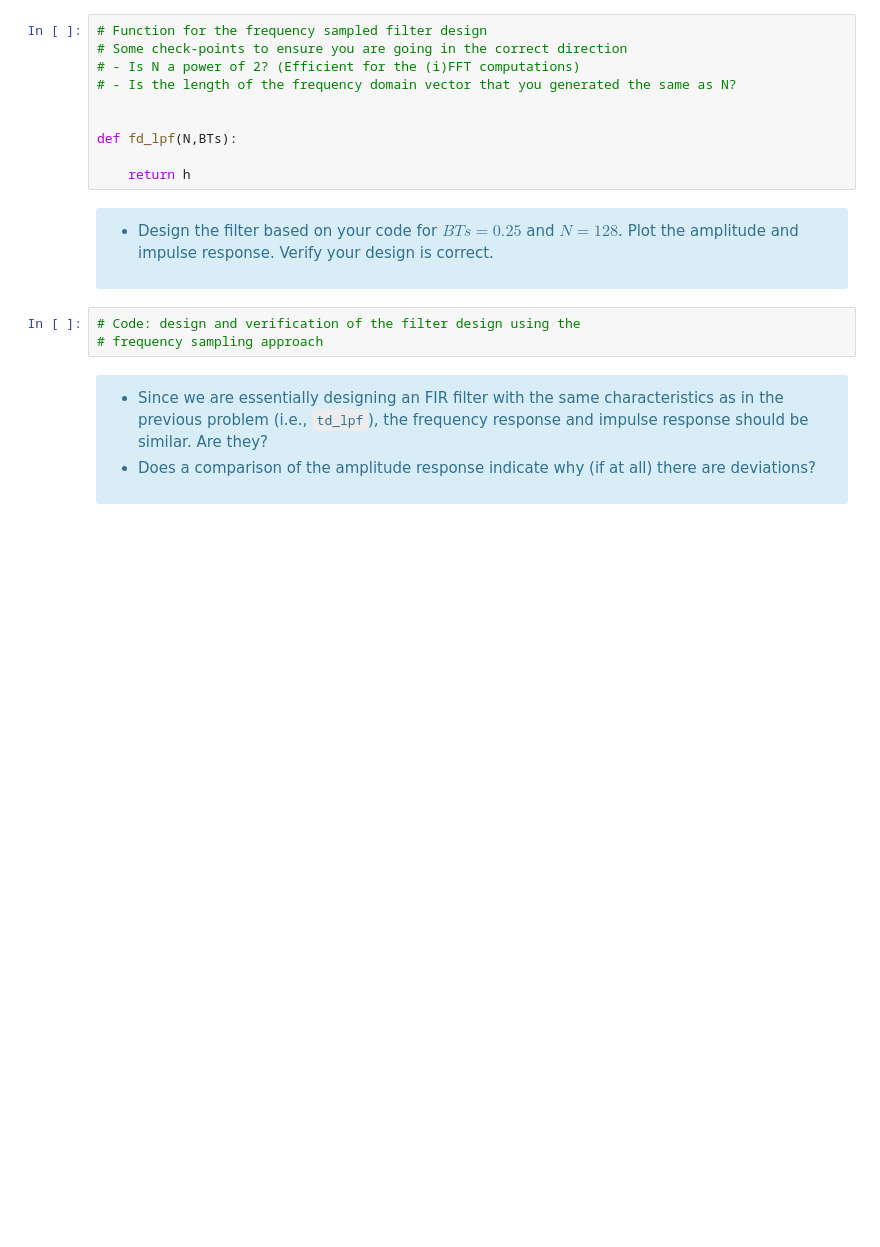
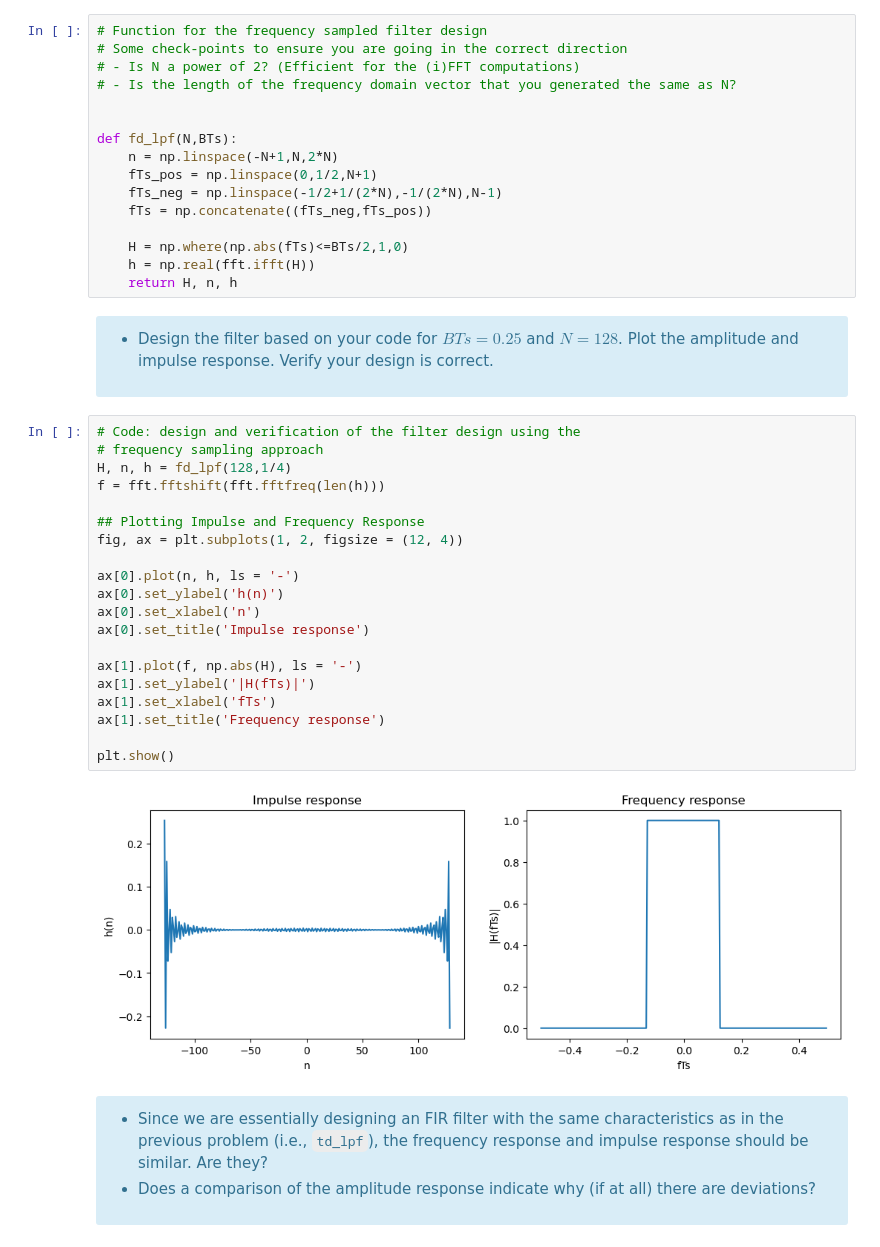
Before and after one commit to mrcocolinho/MSPS-Assignments, a Jupyter notebook: Notebooks/Assignment 4/ex04.ipynb, the cells around one changed output. Drawn from its saved outputs; the diff is of its cells as text; blank space fills up the shorter version.

```diff
--- a/Notebooks/Assignment 4/ex04.ipynb
+++ b/Notebooks/Assignment 4/ex04.ipynb
@@ -186,17 +214,42 @@ First write the function `fd_lpf(N,BTs)` based on this schematic.
 
 
 def fd_lpf(N,BTs):
+    n = np.linspace(-N+1,N,2*N)
+    fTs_pos = np.linspace(0,1/2,N+1)
+    fTs_neg = np.linspace(-1/2+1/(2*N),-1/(2*N),N-1)
+    fTs = np.concatenate((fTs_neg,fTs_pos))
 
-    return h
+    H = np.where(np.abs(fTs)<=BTs/2,1,0)
+    h = np.real(fft.ifft(H))
+    return H, n, h
 # %% [markdown]
 <div class="alert alert-info">
 
 * Design the filter based on your code for $BTs=0.25$ and $N=128$. Plot the amplitude and impulse response. Verify your design is correct.
 
 </div>
-# %%
-# Code: design and verification of the filter design using the
-# frequency sampling approach
+# %%
+# Code: design and verification of the filter design using the
+# frequency sampling approach
+H, n, h = fd_lpf(128,1/4)
+f = fft.fftshift(fft.fftfreq(len(h)))
+
+## Plotting Impulse and Frequency Response
+fig, ax = plt.subplots(1, 2, figsize = (12, 4))
+
+ax[0].plot(n, h, ls = '-')
+ax[0].set_ylabel('h(n)')
+ax[0].set_xlabel('n')
+ax[0].set_title('Impulse response')
+
+ax[1].plot(f, np.abs(H), ls = '-')
+ax[1].set_ylabel('|H(fTs)|')
+ax[1].set_xlabel('fTs')
+ax[1].set_title('Frequency response')
+
+plt.show()
+# %% [output]
+[figure, added]
 # %% [markdown]
 <div class="alert alert-info">
 
```
Also changed, not shown: parts of 13 cells of this notebook.
